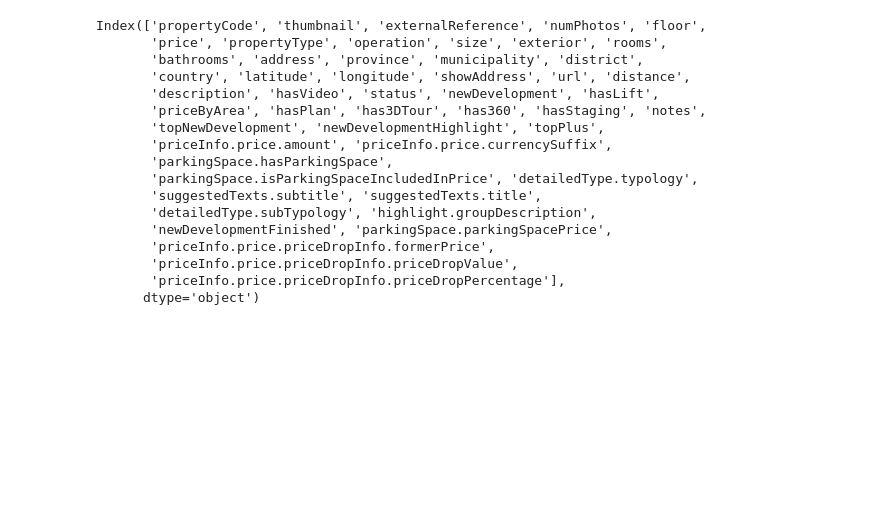
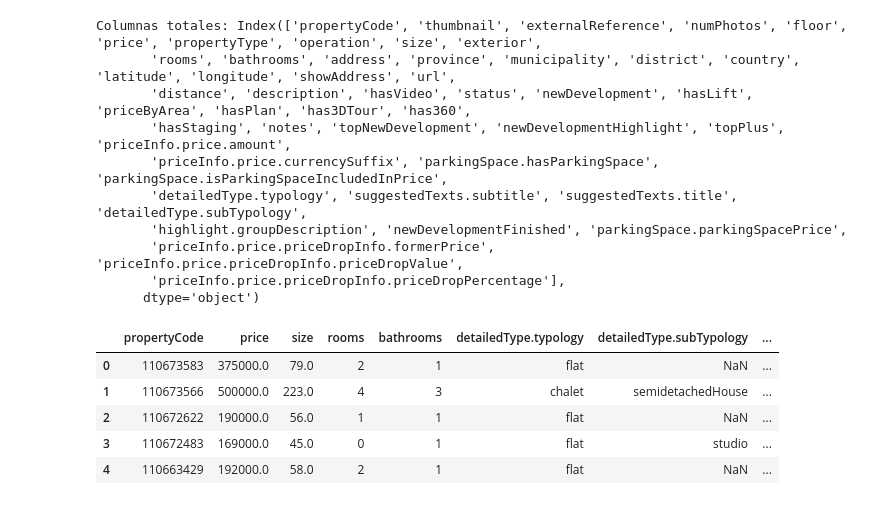
Before and after one commit to sitomachu/bezanillasl, a Jupyter notebook: notebooks/idealista_data.ipynb, the cells around one changed output. Cells and saved outputs as stored; diff of their text form; code cells hidden in the pictures; blank space fills up the shorter version.

```diff
--- a/notebooks/idealista_data.ipynb
+++ b/notebooks/idealista_data.ipynb
@@ -23,21 +22,27 @@ df.head(10)
 # %%
-df.columns
+print(f"Columnas totales: {df.columns}")
+
+columns = ['propertyCode','price','size','rooms','bathrooms','detailedType.typology','detailedType.subTypology',
+                'province','municipality','district','latitude','longitude','floor','exterior','hasLift',
+                'parkingSpace.hasParkingSpace','newDevelopment']
+
+df_reduced = df[columns].copy()
+df_reduced.head()
 # %% [output]
-Index(['propertyCode', 'thumbnail', 'externalReference', 'numPhotos', 'floor',
-       'price', 'propertyType', 'operation', 'size', 'exterior', 'rooms',
-       'bathrooms', 'address', 'province', 'municipality', 'district',
-       'country', 'latitude', 'longitude', 'showAddress', 'url', 'distance',
-       'description', 'hasVideo', 'status', 'newDevelopment', 'hasLift',
-       'priceByArea', 'hasPlan', 'has3DTour', 'has360', 'hasStaging', 'notes',
-       'topNewDevelopment', 'newDevelopmentHighlight', 'topPlus',
-       'priceInfo.price.amount', 'priceInfo.price.currencySuffix',
-       'parkingSpace.hasParkingSpace',
-       'parkingSpace.isParkingSpaceIncludedInPrice', 'detailedType.typology',
-       'suggestedTexts.subtitle', 'suggestedTexts.title',
-       'detailedType.subTypology', 'highlight.groupDescription',
-       'newDevelopmentFinished', 'parkingSpace.parkingSpacePrice',
-       'priceInfo.price.priceDropInfo.formerPrice',
-       'priceInfo.price.priceDropInfo.priceDropValue',
+Columnas totales: Index(['propertyCode', 'thumbnail', 'externalReference', 'numPhotos', 'floor', 'price', 'propertyType', 'operation', 'size', 'exterior',
+       'rooms', 'bathrooms', 'address', 'province', 'municipality', 'district', 'country', 'latitude', 'longitude', 'showAddress', 'url',
+       'distance', 'description', 'hasVideo', 'status', 'newDevelopment', 'hasLift', 'priceByArea', 'hasPlan', 'has3DTour', 'has360',
+       'hasStaging', 'notes', 'topNewDevelopment', 'newDevelopmentHighlight', 'topPlus', 'priceInfo.price.amount',
+       'priceInfo.price.currencySuffix', 'parkingSpace.hasParkingSpace', 'parkingSpace.isParkingSpaceIncludedInPrice',
+       'detailedType.typology', 'suggestedTexts.subtitle', 'suggestedTexts.title', 'detailedType.subTypology',
+       'highlight.groupDescription', 'newDevelopmentFinished', 'parkingSpace.parkingSpacePrice',
+       'priceInfo.price.priceDropInfo.formerPrice', 'priceInfo.price.priceDropInfo.priceDropValue',
        'priceInfo.price.priceDropInfo.priceDropPercentage'],
       dtype='object')
+|  | propertyCode | price | size | rooms | bathrooms | detailedType.typology | detailedType.subTypology | ... |
+| 0 | 110673583 | 375000.0 | 79.0 | 2 | 1 | flat | NaN | ... |
+| 1 | 110673566 | 500000.0 | 223.0 | 4 | 3 | chalet | semidetachedHouse | ... |
+| 2 | 110672622 | 190000.0 | 56.0 | 1 | 1 | flat | NaN | ... |
+| 3 | 110672483 | 169000.0 | 45.0 | 0 | 1 | flat | studio | ... |
+| 4 | 110663429 | 192000.0 | 58.0 | 2 | 1 | flat | NaN | ... |
 # %%
```
Also changed, not shown: parts of 5 cells of this notebook, 2 other files.
